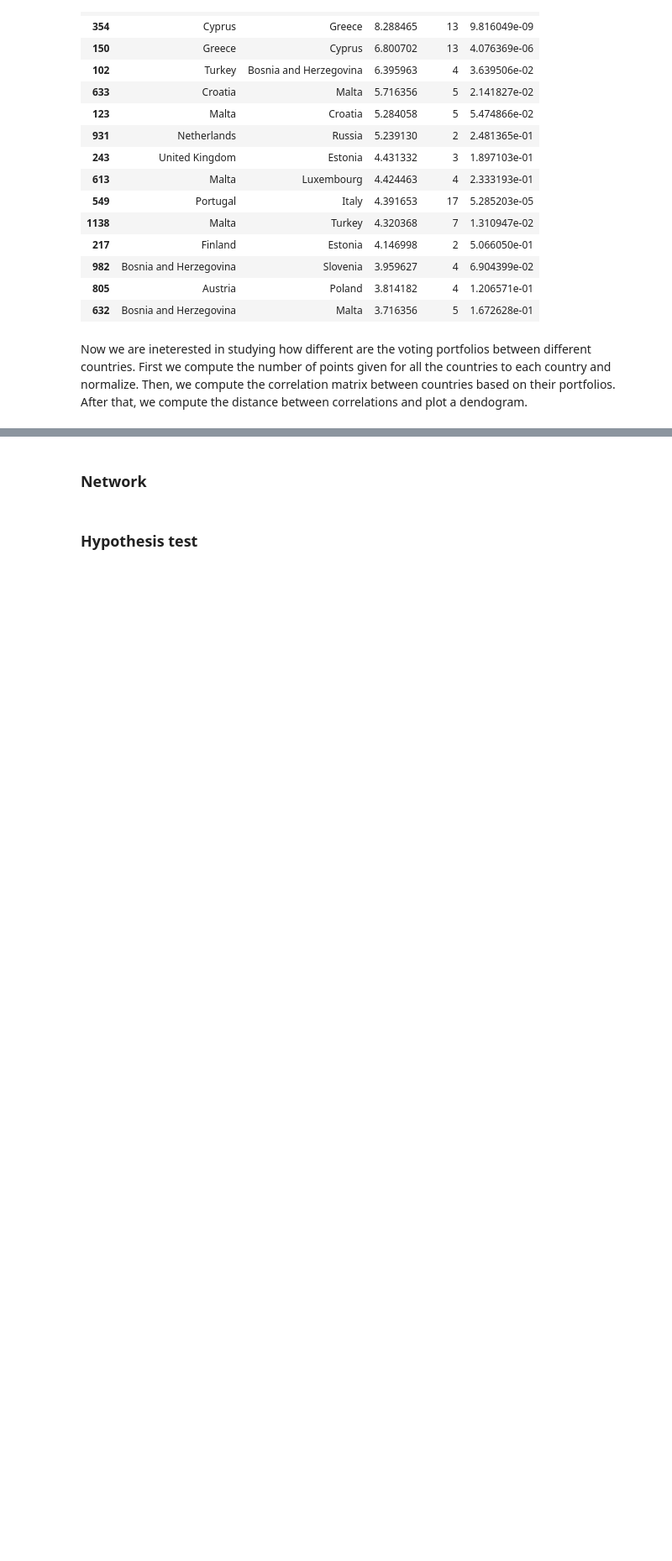
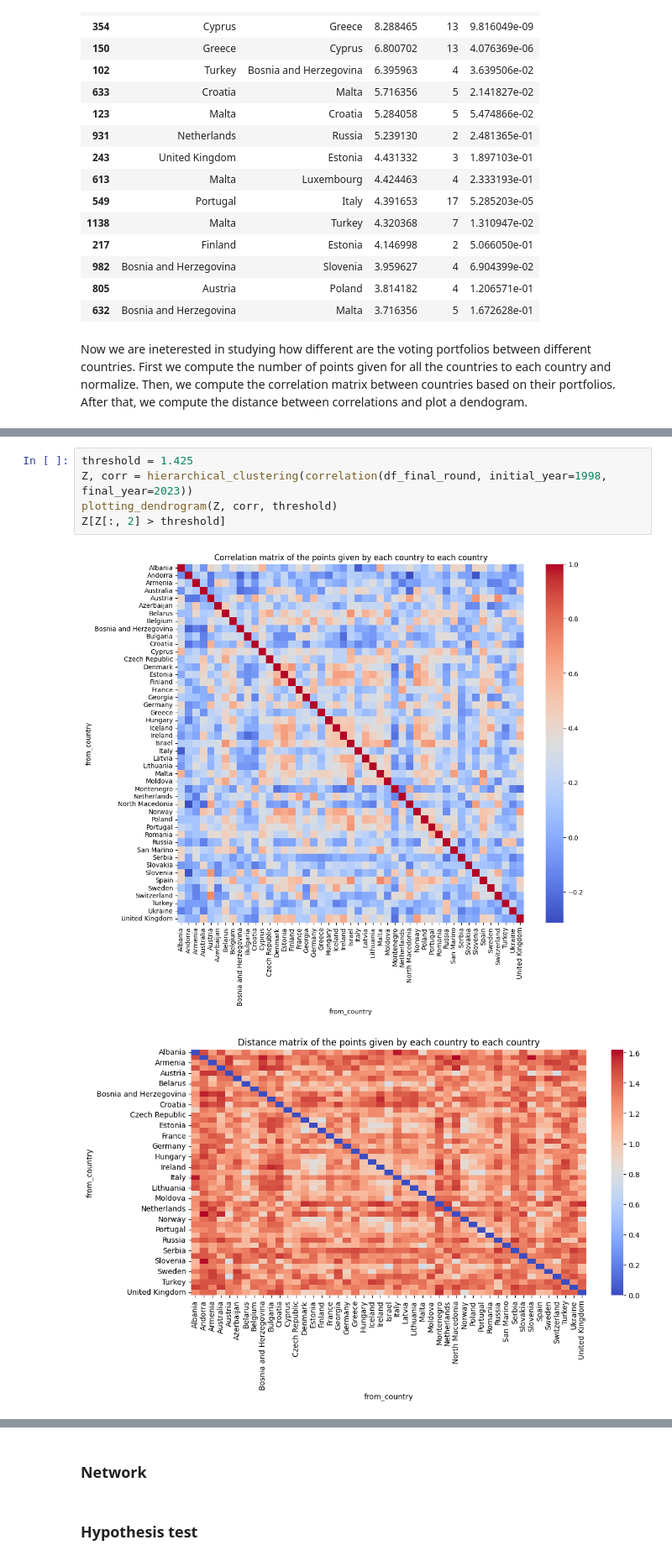
Before and after one commit to Mate1Coll/Eurovision_Contest_Analysis, a Jupyter notebook: Notebook.ipynb, the cells around one changed output, grey strips where cells are left out. Shown at 84% size. Drawn from its saved outputs; the diff is of its cells as text; blank space fills up the shorter version.

```diff
--- a/Notebook.ipynb
+++ b/Notebook.ipynb
@@ -741,2 +742,10 @@ def bias_among_cluster(cluster, df, initial_year, final_year):
 
     return results, p_values
+# %%
+threshold = 1.425
+Z, corr = hierarchical_clustering(correlation(df_final_round, initial_year=1998, final_year=2023))
+plotting_dendrogram(Z, corr, threshold)
+Z[Z[:, 2] > threshold]
+# %% [output]
+[figure, added]
+[figure, added]
```
Also changed, not shown: parts of 15 cells of this notebook.
